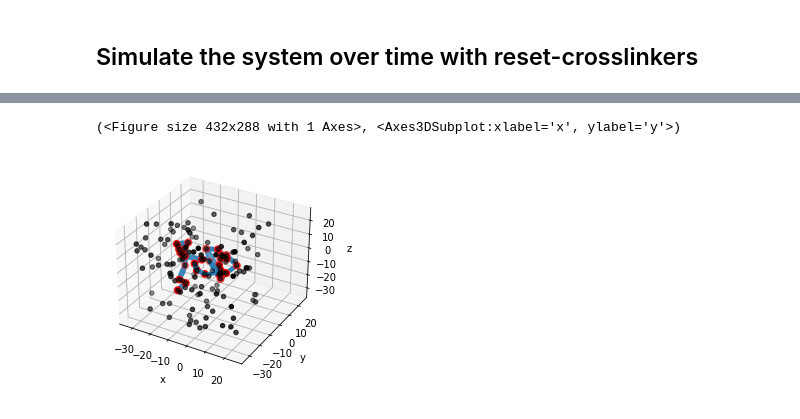
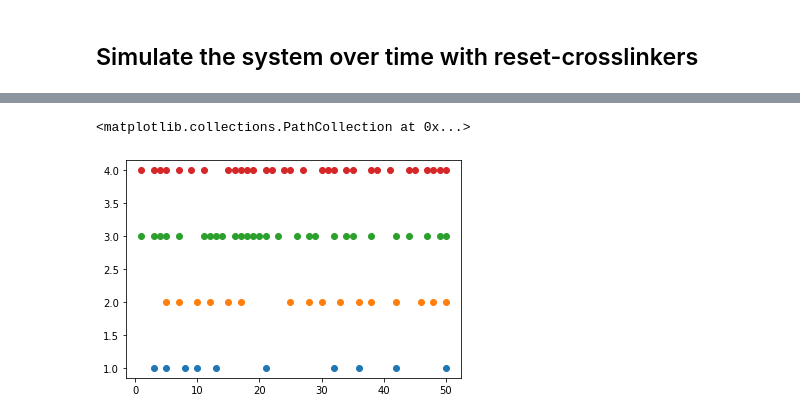
Before and after one commit to HugoLeRoy94/Aging_Condensate, a Jupyter notebook: distribution_linkers_along_L/compute_distribution.ipynb, the cells around one changed output, grey strips where cells are left out. Cells and saved outputs as stored; diff of their text form; code cells hidden in the pictures.

```diff
--- a/distribution_linkers_along_L/compute_distribution.ipynb
+++ b/distribution_linkers_along_L/compute_distribution.ipynb
@@ -13,0 +9,11 @@ system = S.System(ell_tot=1000,
+# %%
+BindingEnergy = -100
+ell_tot = 50
+#distance_anchor = 1000.
+rho0 = 4*10**-4
+teq = 1000
+t_compute = 1000
+reset_linker_time = 1000 # number of time per simulation the crosslinkers are reset
+filename = 'res.npy'
+seed = 989875
+S = backend.System(ell_tot,rho0,BindingEnergy,seed=seed)
@@ -14,8 +24,12 @@ system = S.System(ell_tot=1000,
 # %%
-tmax = 10000
+position = list()
+tmax = 2000000
+Nloop = np.zeros(reset_linker_time,dtype= int)
 for step in range(tmax):
-    if step%(tmax//100)==0:
-        print(step)
-        system.reset_crosslinkers()
-    system.evolve()
+    if step%(tmax//reset_linker_time)==0:
+          #print(step)
+        Nloop[step//reset_linker_time] = S.get_N_loop()
+        S.reset_crosslinkers()
+    S.evolve()
+    position.append(S.get_links_linear_position())
 # %% [output]
@@ -39,5 +37,8 @@ for step in range(tmax):
-# %%
-system.Plot3DSystem()
-# %% [output]
-(<Figure size 432x288 with 1 Axes>, <Axes3DSubplot:xlabel='x', ylabel='y'>)
-[figure, removed]
+# %%
+plt.scatter(position[1000],[1 for _ in range(position[1000].__len__())])
+plt.scatter(position[10000],[2 for _ in range(position[10000].__len__())])
+plt.scatter(position[100000],[3 for _ in range(position[100000].__len__())])
+plt.scatter(position[-1],[4 for _ in range(position[-1].__len__())])
+# %% [output]
+<matplotlib.collections.PathCollection at 0x...>
+[figure, added]
```
Also changed, not shown: parts of 5 cells of this notebook, 17 other files.
